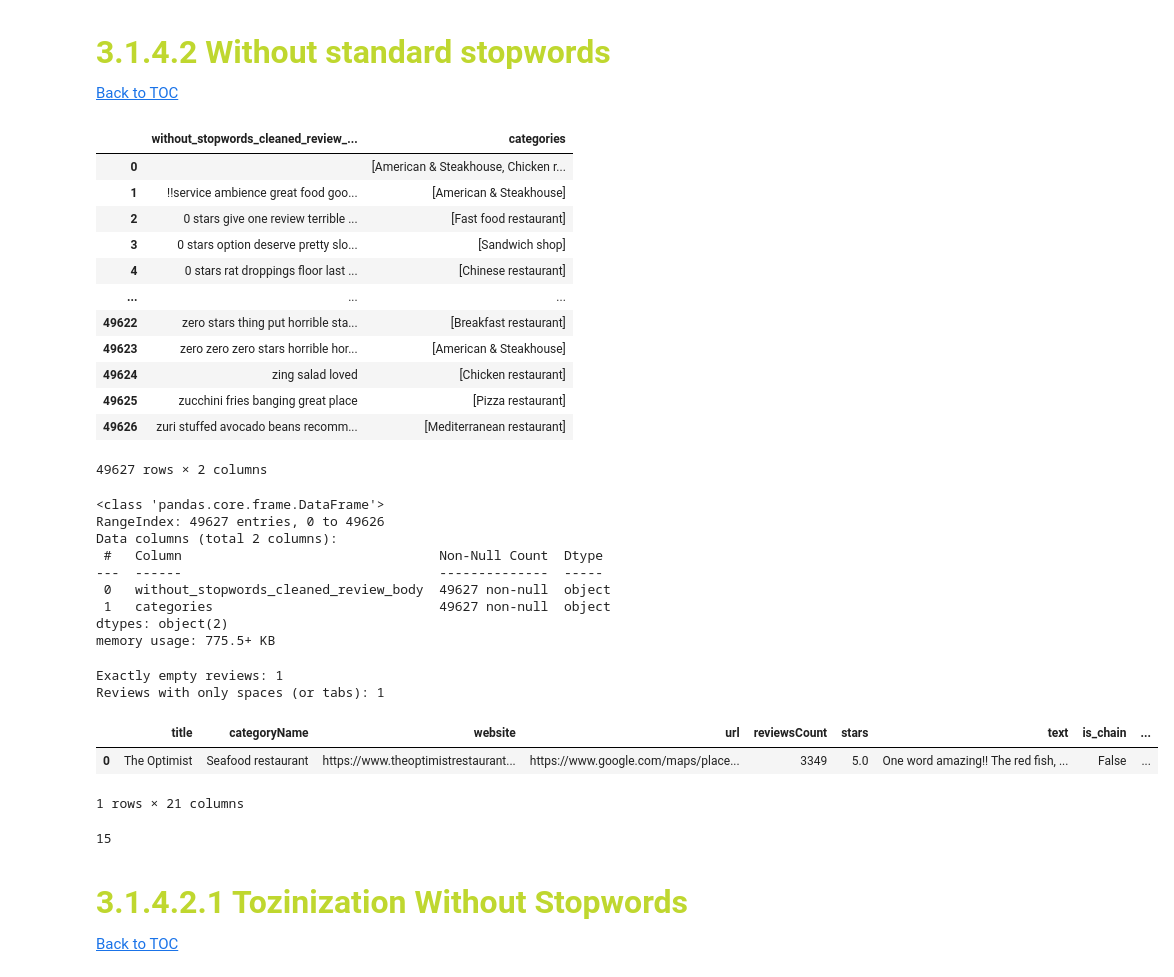
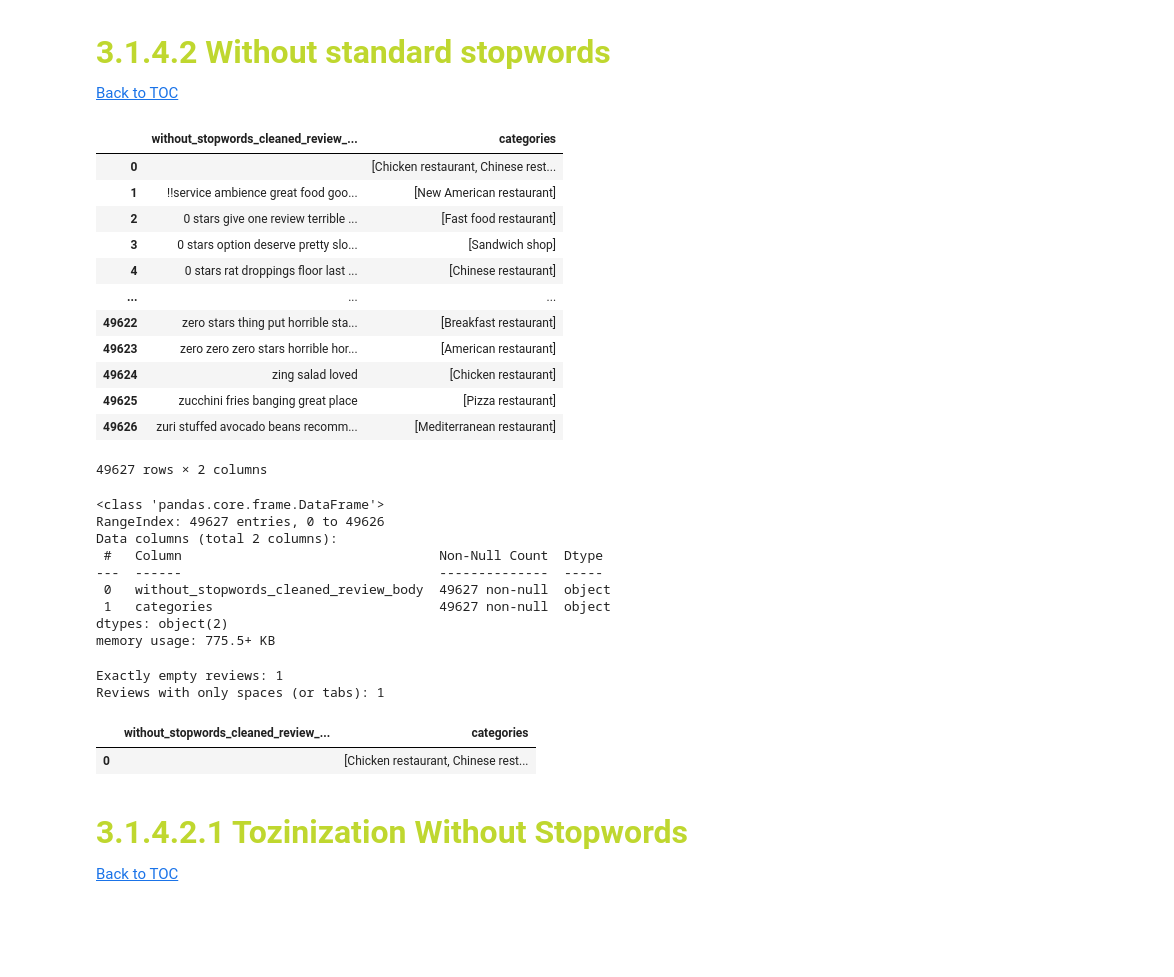
Before and after one commit to beatrizmarques2005/text_mining_in_reviews, a Jupyter notebook: notebooks/03_multilabel_classification.ipynb, the cells around one changed output. Saved outputs shown, nothing was run; the diff lists cells and outputs as text; code cells hidden in the pictures; blank space fills up the shorter version.

```diff
--- a/notebooks/03_multilabel_classification.ipynb
+++ b/notebooks/03_multilabel_classification.ipynb
@@ -315,10 +279,2 @@ Upon analyzing the new correlation matrix, three specific categories still retai
 # %% [markdown]
 To address this and avoid model confusion, we decided to **merge these three distinct labels into a single category**: **"American & Steakhouse"**. For the remainder of this project (Exploration and Classification), these three will be treated as one unified class.
-# %%
-# joining the three categories into one : 'American & Steakhouse'
-dataset['categoryName'] = dataset['categoryName'].replace({
-    'American restaurant': 'American & Steakhouse',
-    'New American restaurant': 'American & Steakhouse',
-    'Steak house': 'American & Steakhouse',
-
-})
@@ -598,14 +487,14 @@ display(mlb_without_s_stopwords)
 mlb_without_s_stopwords.info()
 # %% [output]
 |  | without_stopwords_cleaned_review_... | categories |
-| 0 |  | [American & Steakhouse, Chicken r... |
-| 1 | !!service ambience great food goo... | [American & Steakhouse] |
+| 0 |  | [Chicken restaurant, Chinese rest... |
+| 1 | !!service ambience great food goo... | [New American restaurant] |
 | 2 | 0 stars give one review terrible ... | [Fast food restaurant] |
 | 3 | 0 stars option deserve pretty slo... | [Sandwich shop] |
 | 4 | 0 stars rat droppings floor last ... | [Chinese restaurant] |
 | ... | ... | ... |
 | 49622 | zero stars thing put horrible sta... | [Breakfast restaurant] |
-| 49623 | zero zero zero stars horrible hor... | [American & Steakhouse] |
+| 49623 | zero zero zero stars horrible hor... | [American restaurant] |
 | 49624 | zing salad loved | [Chicken restaurant] |
 | 49625 | zucchini fries banging great place | [Pizza restaurant] |
 | 49626 | zuri stuffed avocado beans recomm... | [Mediterranean restaurant] |
@@ -637,14 +526,8 @@ Reviews with only spaces (or tabs): 1
 # %%
 empty_idx_without_stopwords_s = mlb_without_s_stopwords[mlb_without_s_stopwords["without_stopwords_cleaned_review_body"].str.strip() == ""].index
 
 #show the rows with empty cleaned reviews
-dataset.loc[empty_idx_without_stopwords_s, :]
+mlb_without_s_stopwords.loc[empty_idx_without_stopwords_s, :]
 # %% [output]
-|  | title | categoryName | website | url | reviewsCount | stars | text | is_chain | ... |
-| 0 | The Optimist | Seafood restaurant | https://www.theoptimistrestaurant... | https://www.google.com/maps/place... | 3349 | 5.0 | One word amazing!! The red fish, ... | False | ... |
+|  | without_stopwords_cleaned_review_... | categories |
+| 0 |  | [Chicken restaurant, Chinese rest... |
-1 rows × 21 columns
-# %%
-dataset.drop(empty_idx_without_stopwords_s, inplace=True)
-print((dataset["without_stopwords_cleaned_review_body"].str.strip() == "").sum())
-# %% [output]
-15
```
Also changed, not shown: parts of 95 cells of this notebook, 1 other file.
